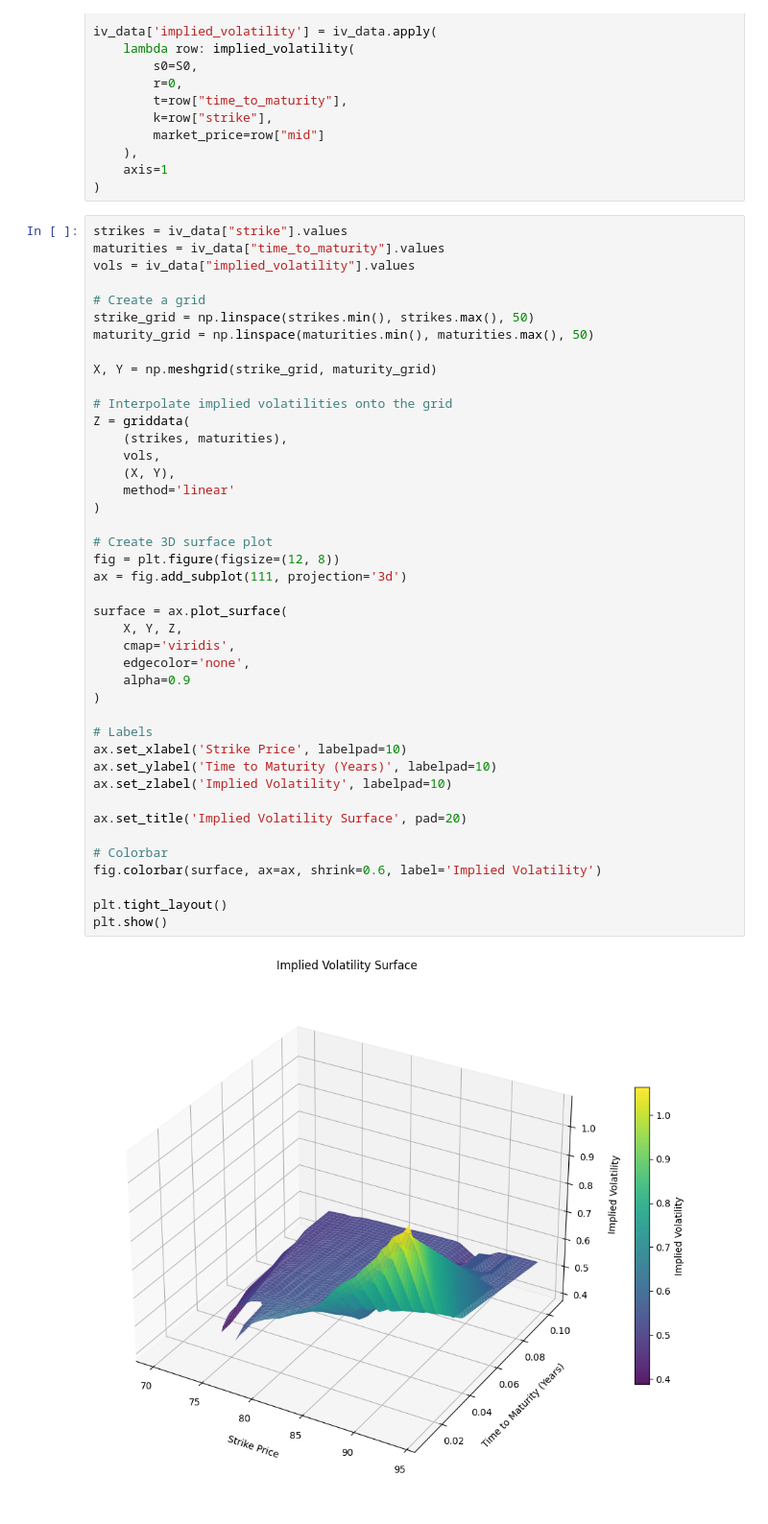
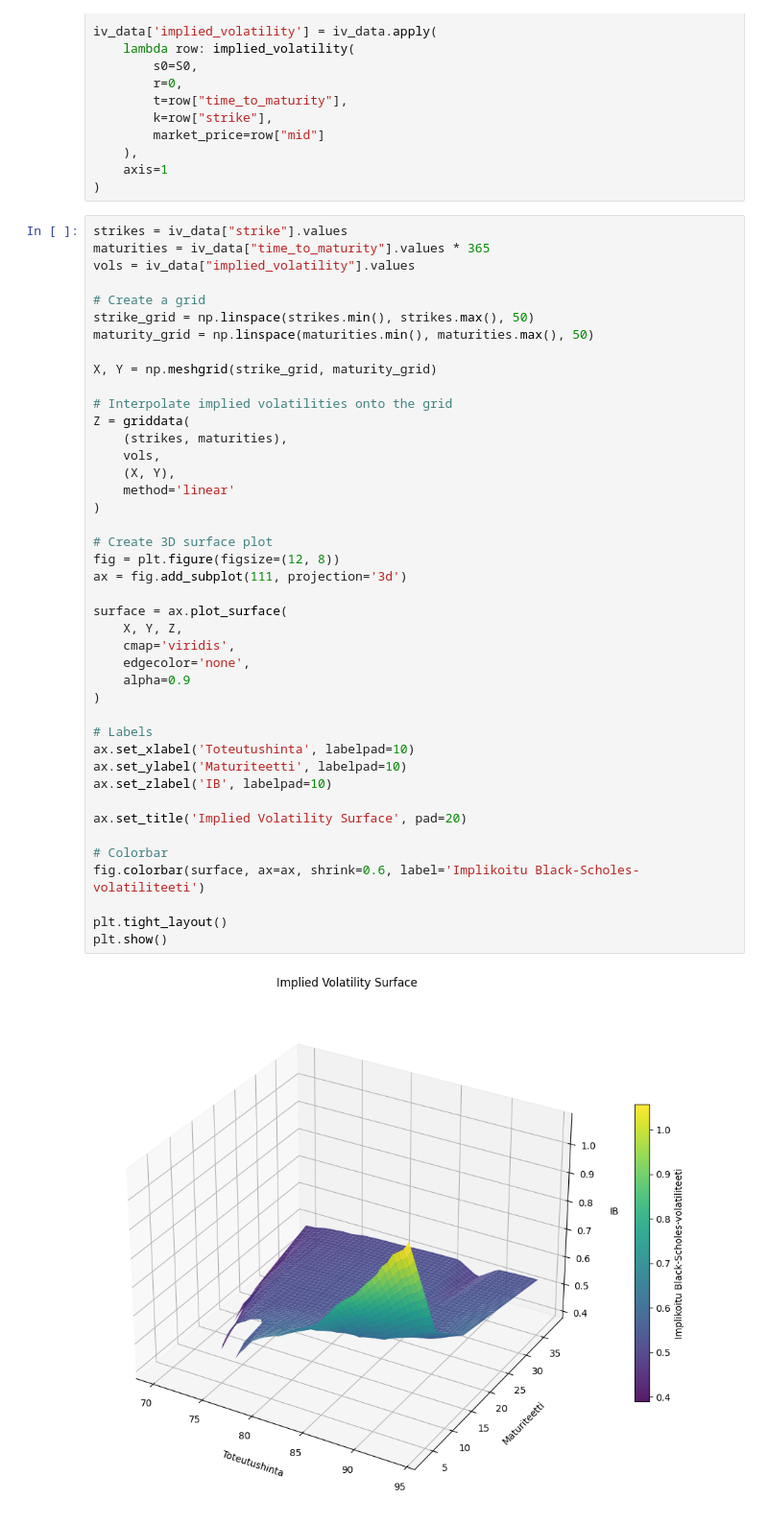
Before and after one commit to OtsoHelminen/SignatureModels, a Jupyter notebook: SigRegress.ipynb, the cells around one changed output. Shown at 96% size. Saved outputs shown, nothing was run; the diff lists cells and outputs as text.

Commit message:
update labels

```diff
--- a/SigRegress.ipynb
+++ b/SigRegress.ipynb
@@ -1083,7 +1077,7 @@ iv_data['implied_volatility'] = iv_data.apply(
 )
 # %%
 strikes = iv_data["strike"].values
-maturities = iv_data["time_to_maturity"].values
+maturities = iv_data["time_to_maturity"].values * 365
 vols = iv_data["implied_volatility"].values
 
 # Create a grid
@@ -1093,35 +1087,35 @@ maturity_grid = np.linspace(maturities.min(), maturities.max(), 50)
 X, Y = np.meshgrid(strike_grid, maturity_grid)
 
 # Interpolate implied volatilities onto the grid
 Z = griddata(
     (strikes, maturities),
     vols,
     (X, Y),
     method='linear'
 )
 
 # Create 3D surface plot
 fig = plt.figure(figsize=(12, 8))
 ax = fig.add_subplot(111, projection='3d')
 
 surface = ax.plot_surface(
     X, Y, Z,
     cmap='viridis',
     edgecolor='none',
     alpha=0.9
 )
 
 # Labels
-ax.set_xlabel('Strike Price', labelpad=10)
-ax.set_ylabel('Time to Maturity (Years)', labelpad=10)
-ax.set_zlabel('Implied Volatility', labelpad=10)
+ax.set_xlabel('Toteutushinta', labelpad=10)
+ax.set_ylabel('Maturiteetti', labelpad=10)
+ax.set_zlabel('IB', labelpad=10)
 
 ax.set_title('Implied Volatility Surface', pad=20)
 
 # Colorbar
-fig.colorbar(surface, ax=ax, shrink=0.6, label='Implied Volatility')
+fig.colorbar(surface, ax=ax, shrink=0.6, label='Implikoitu Black-Scholes-volatiliteeti')
 
 plt.tight_layout()
 plt.show()
 # %% [output]
-[figure, old version]
+[figure, new version]
```
Also changed, not shown: parts of 1 cell of this notebook.
